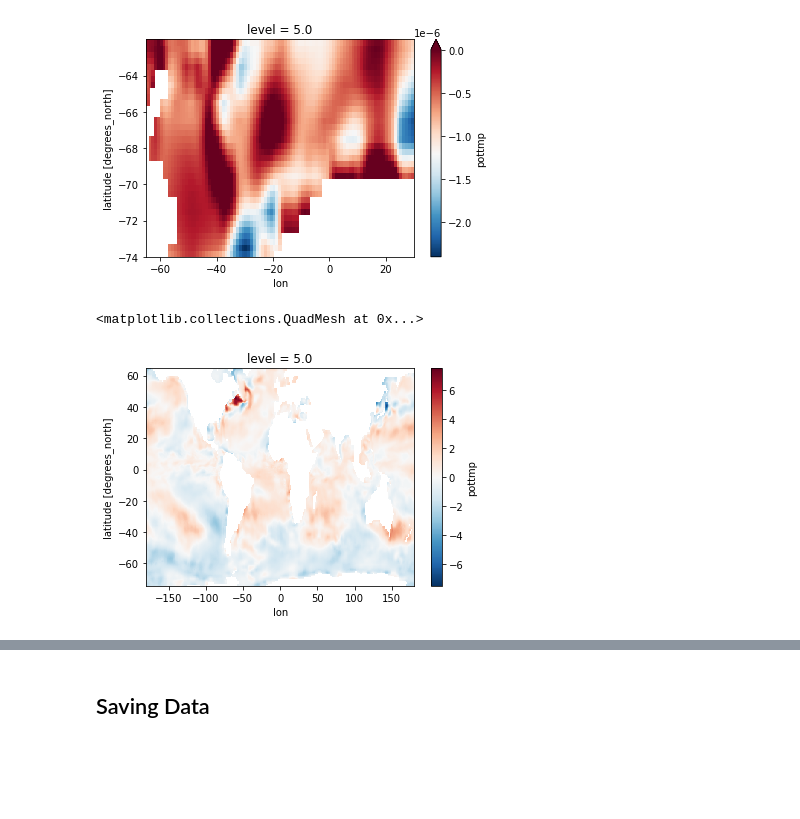
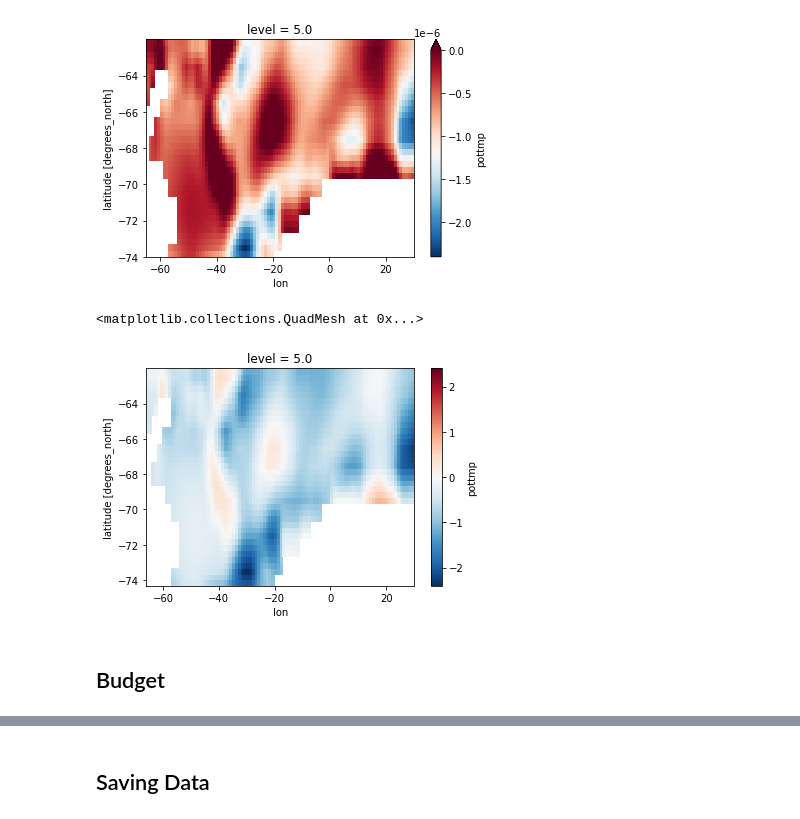
Before and after one commit to ocean-transport/WMT-project, a Jupyter notebook: GODAS/GODAS.ipynb, the cells around one changed output, grey strips where cells are left out. Cells and saved outputs as stored; diff of their text form; code cells hidden in the pictures; blank space fills up the shorter version.

```diff
--- a/GODAS/GODAS.ipynb
+++ b/GODAS/GODAS.ipynb
@@ -196,6 +201,9 @@ T Axis (not periodic, boundary=None):
 Z Axis (not periodic, boundary=None):
   * center   level --> right
   * right    level_w --> center
+# %%
+temp = ds_wg.pottmp - 273.15 #K to C
+salt = ds_wg.salt * 1000 #kg/kg to g/kg
 # %% [markdown]
 ## <font color='Green'>\begin{equation*} Surface\ Fluxes \end{equation*}</font>
 # %%
@@ -351,7 +425,9 @@ plt.tight_layout();
 <matplotlib.collections.QuadMesh at 0x...>
 [figure]
 # %%
-(ds.pottmp[-3, 0] - ds.pottmp[0, 0]).plot()
+(temp[-3, 0] - temp[0, 0]).plot()
 # %% [output]
 <matplotlib.collections.QuadMesh at 0x...>
-[figure, old version]
+[figure, new version]
+# %% [markdown]
+## Budget
```
Also changed, not shown: parts of 41 cells of this notebook.
